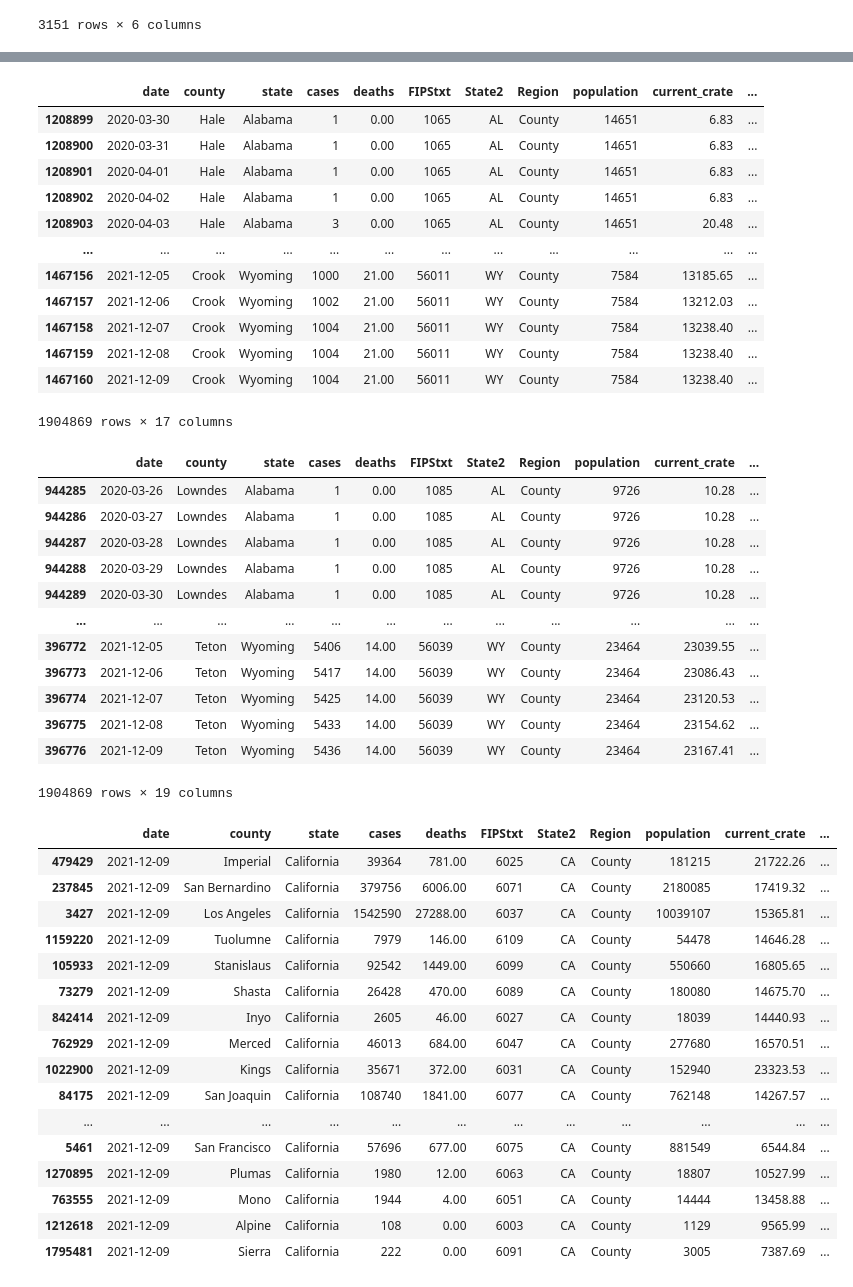
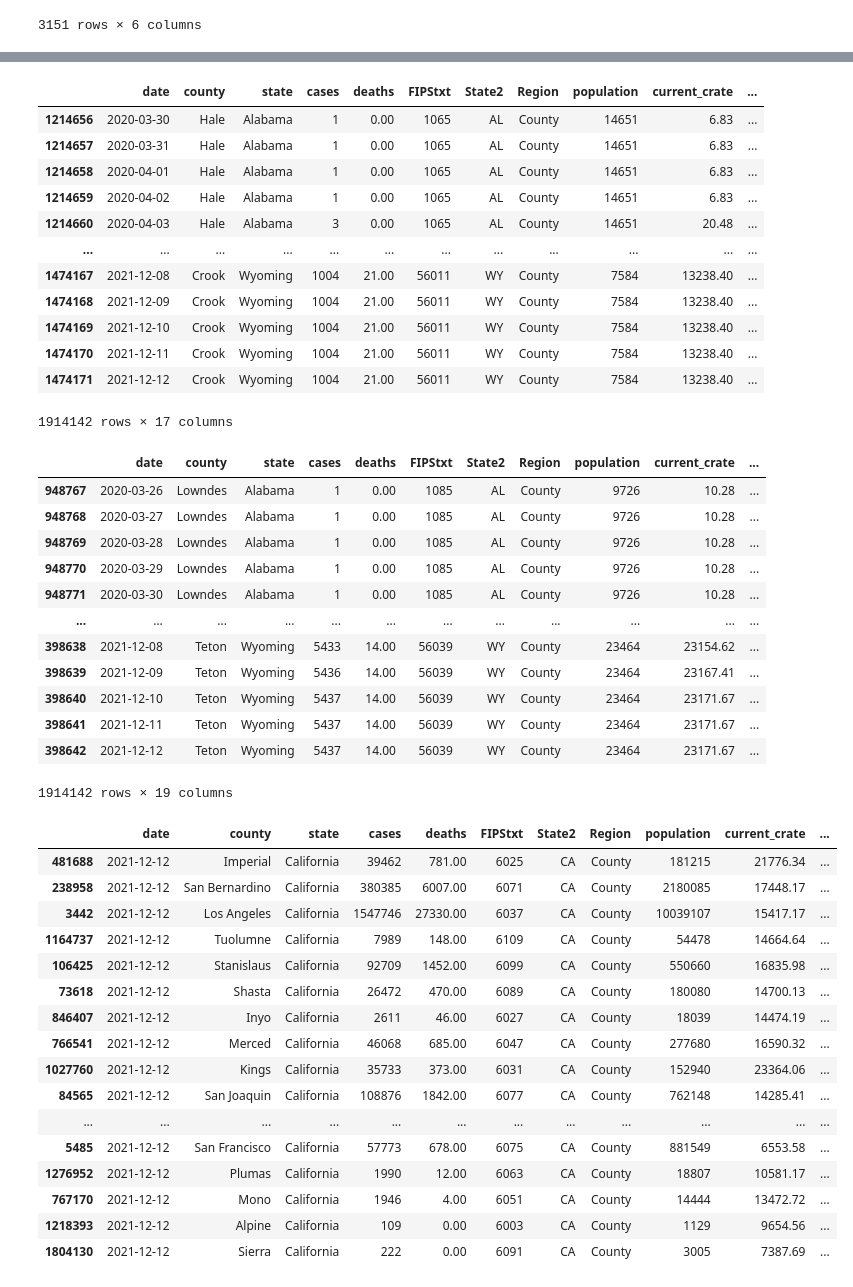
Before and after one commit to menlodoug/covid_crunching, a Jupyter notebook: pandas/COVID_USA.ipynb, the cells around one changed output, grey strips where cells are left out. Cells and saved outputs as stored; diff of their text form; code cells hidden in the pictures.

```diff
--- a/pandas/COVID_USA.ipynb
+++ b/pandas/COVID_USA.ipynb
@@ -94,7 +94,7 @@ counties
 # %%
 # Isolate data from most current day.
 
-counties_us = counties[(counties['date'] == '2021-12-09') & (counties['Region'] == 'County')]
+counties_us = counties[(counties['date'] == '2021-12-12') & (counties['Region'] == 'County')]
 counties_us
 # %% [output]
 |  | date | county | state | cases | deaths | FIPStxt | State2 | Region | population | current_crate | ... |
@@ -209,18 +209,18 @@ usa[ '14day_case_avg' ] = usa.case_day.rolling(14).mean()
 usa
 # %% [output]
 |  | date | county | state | cases | deaths | FIPStxt | State2 | Region | population | current_crate | ... |
-| 1208899 | 2020-03-30 | Hale | Alabama | 1 | 0.00 | 1065 | AL | County | 14651 | 6.83 | ... |
-| 1208900 | 2020-03-31 | Hale | Alabama | 1 | 0.00 | 1065 | AL | County | 14651 | 6.83 | ... |
-| 1208901 | 2020-04-01 | Hale | Alabama | 1 | 0.00 | 1065 | AL | County | 14651 | 6.83 | ... |
-| 1208902 | 2020-04-02 | Hale | Alabama | 1 | 0.00 | 1065 | AL | County | 14651 | 6.83 | ... |
-| 1208903 | 2020-04-03 | Hale | Alabama | 3 | 0.00 | 1065 | AL | County | 14651 | 20.48 | ... |
+| 1214656 | 2020-03-30 | Hale | Alabama | 1 | 0.00 | 1065 | AL | County | 14651 | 6.83 | ... |
+| 1214657 | 2020-03-31 | Hale | Alabama | 1 | 0.00 | 1065 | AL | County | 14651 | 6.83 | ... |
+| 1214658 | 2020-04-01 | Hale | Alabama | 1 | 0.00 | 1065 | AL | County | 14651 | 6.83 | ... |
+| 1214659 | 2020-04-02 | Hale | Alabama | 1 | 0.00 | 1065 | AL | County | 14651 | 6.83 | ... |
+| 1214660 | 2020-04-03 | Hale | Alabama | 3 | 0.00 | 1065 | AL | County | 14651 | 20.48 | ... |
 | ... | ... | ... | ... | ... | ... | ... | ... | ... | ... | ... | ... |
-| 1467156 | 2021-12-05 | Crook | Wyoming | 1000 | 21.00 | 56011 | WY | County | 7584 | 13185.65 | ... |
-| 1467157 | 2021-12-06 | Crook | Wyoming | 1002 | 21.00 | 56011 | WY | County | 7584 | 13212.03 | ... |
-| 1467158 | 2021-12-07 | Crook | Wyoming | 1004 | 21.00 | 56011 | WY | County | 7584 | 13238.40 | ... |
-| 1467159 | 2021-12-08 | Crook | Wyoming | 1004 | 21.00 | 56011 | WY | County | 7584 | 13238.40 | ... |
-| 1467160 | 2021-12-09 | Crook | Wyoming | 1004 | 21.00 | 56011 | WY | County | 7584 | 13238.40 | ... |
+| 1474167 | 2021-12-08 | Crook | Wyoming | 1004 | 21.00 | 56011 | WY | County | 7584 | 13238.40 | ... |
+| 1474168 | 2021-12-09 | Crook | Wyoming | 1004 | 21.00 | 56011 | WY | County | 7584 | 13238.40 | ... |
+| 1474169 | 2021-12-10 | Crook | Wyoming | 1004 | 21.00 | 56011 | WY | County | 7584 | 13238.40 | ... |
+| 1474170 | 2021-12-11 | Crook | Wyoming | 1004 | 21.00 | 56011 | WY | County | 7584 | 13238.40 | ... |
+| 1474171 | 2021-12-12 | Crook | Wyoming | 1004 | 21.00 | 56011 | WY | County | 7584 | 13238.40 | ... |
-1904869 rows × 17 columns
+1914142 rows × 17 columns
 # %%
 # Break out daily death data from the New York Times csv that is cumulative in nature
 
@@ -230,18 +230,18 @@ usa[ '14day_death_avg' ] = usa.death_day.rolling(14).mean()
 usa
 # %% [output]
 |  | date | county | state | cases | deaths | FIPStxt | State2 | Region | population | current_crate | ... |
-| 944285 | 2020-03-26 | Lowndes | Alabama | 1 | 0.00 | 1085 | AL | County | 9726 | 10.28 | ... |
-| 944286 | 2020-03-27 | Lowndes | Alabama | 1 | 0.00 | 1085 | AL | County | 9726 | 10.28 | ... |
-| 944287 | 2020-03-28 | Lowndes | Alabama | 1 | 0.00 | 1085 | AL | County | 9726 | 10.28 | ... |
-| 944288 | 2020-03-29 | Lowndes | Alabama | 1 | 0.00 | 1085 | AL | County | 9726 | 10.28 | ... |
-| 944289 | 2020-03-30 | Lowndes | Alabama | 1 | 0.00 | 1085 | AL | County | 9726 | 10.28 | ... |
+| 948767 | 2020-03-26 | Lowndes | Alabama | 1 | 0.00 | 1085 | AL | County | 9726 | 10.28 | ... |
+| 948768 | 2020-03-27 | Lowndes | Alabama | 1 | 0.00 | 1085 | AL | County | 9726 | 10.28 | ... |
+| 948769 | 2020-03-28 | Lowndes | Alabama | 1 | 0.00 | 1085 | AL | County | 9726 | 10.28 | ... |
+| 948770 | 2020-03-29 | Lowndes | Alabama | 1 | 0.00 | 1085 | AL | County | 9726 | 10.28 | ... |
+| 948771 | 2020-03-30 | Lowndes | Alabama | 1 | 0.00 | 1085 | AL | County | 9726 | 10.28 | ... |
 | ... | ... | ... | ... | ... | ... | ... | ... | ... | ... | ... | ... |
-| 396772 | 2021-12-05 | Teton | Wyoming | 5406 | 14.00 | 56039 | WY | County | 23464 | 23039.55 | ... |
-| 396773 | 2021-12-06 | Teton | Wyoming | 5417 | 14.00 | 56039 | WY | County | 23464 | 23086.43 | ... |
-| 396774 | 2021-12-07 | Teton | Wyoming | 5425 | 14.00 | 56039 | WY | County | 23464 | 23120.53 | ... |
-| 396775 | 2021-12-08 | Teton | Wyoming | 5433 | 14.00 | 56039 | WY | County | 23464 | 23154.62 | ... |
-| 396776 | 2021-12-09 | Teton | Wyoming | 5436 | 14.00 | 56039 | WY | County | 23464 | 23167.41 | ... |
+| 398638 | 2021-12-08 | Teton | Wyoming | 5433 | 14.00 | 56039 | WY | County | 23464 | 23154.62 | ... |
+| 398639 | 2021-12-09 | Teton | Wyoming | 5436 | 14.00 | 56039 | WY | County | 23464 | 23167.41 | ... |
+| 398640 | 2021-12-10 | Teton | Wyoming | 5437 | 14.00 | 56039 | WY | County | 23464 | 23171.67 | ... |
+| 398641 | 2021-12-11 | Teton | Wyoming | 5437 | 14.00 | 56039 | WY | County | 23464 | 23171.67 | ... |
+| 398642 | 2021-12-12 | Teton | Wyoming | 5437 | 14.00 | 56039 | WY | County | 23464 | 23171.67 | ... |
-1904869 rows × 19 columns
+1914142 rows × 19 columns
 # %%
 # Export updated national data to csv for use in Tableau
 
@@ -249,26 +249,26 @@ usa.to_csv('daily_covid_us.csv', index=False)
 # %%
 # Filter California data to show only numbers for today
 
-counties_cal = usa[(usa['date'] == '2021-12-09') & (usa['state'] == 'California')]
+counties_cal = usa[(usa['date'] == '2021-12-12') & (usa['state'] == 'California')]
 counties_cal
 # %% [output]
 |  | date | county | state | cases | deaths | FIPStxt | State2 | Region | population | current_crate | ... |
-| 479429 | 2021-12-09 | Imperial | California | 39364 | 781.00 | 6025 | CA | County | 181215 | 21722.26 | ... |
-| 237845 | 2021-12-09 | San Bernardino | California | 379756 | 6006.00 | 6071 | CA | County | 2180085 | 17419.32 | ... |
-| 3427 | 2021-12-09 | Los Angeles | California | 1542590 | 27288.00 | 6037 | CA | County | 10039107 | 15365.81 | ... |
-| 1159220 | 2021-12-09 | Tuolumne | California | 7979 | 146.00 | 6109 | CA | County | 54478 | 14646.28 | ... |
-| 105933 | 2021-12-09 | Stanislaus | California | 92542 | 1449.00 | 6099 | CA | County | 550660 | 16805.65 | ... |
-| 73279 | 2021-12-09 | Shasta | California | 26428 | 470.00 | 6089 | CA | County | 180080 | 14675.70 | ... |
-| 842414 | 2021-12-09 | Inyo | California | 2605 | 46.00 | 6027 | CA | County | 18039 | 14440.93 | ... |
-| 762929 | 2021-12-09 | Merced | California | 46013 | 684.00 | 6047 | CA | County | 277680 | 16570.51 | ... |
-| 1022900 | 2021-12-09 | Kings | California | 35671 | 372.00 | 6031 | CA | County | 152940 | 23323.53 | ... |
-| 84175 | 2021-12-09 | San Joaquin | California | 108740 | 1841.00 | 6077 | CA | County | 762148 | 14267.57 | ... |
+| 481688 | 2021-12-12 | Imperial | California | 39462 | 781.00 | 6025 | CA | County | 181215 | 21776.34 | ... |
+| 238958 | 2021-12-12 | San Bernardino | California | 380385 | 6007.00 | 6071 | CA | County | 2180085 | 17448.17 | ... |
+| 3442 | 2021-12-12 | Los Angeles | California | 1547746 | 27330.00 | 6037 | CA | County | 10039107 | 15417.17 | ... |
+| 1164737 | 2021-12-12 | Tuolumne | California | 7989 | 148.00 | 6109 | CA | County | 54478 | 14664.64 | ... |
+| 106425 | 2021-12-12 | Stanislaus | California | 92709 | 1452.00 | 6099 | CA | County | 550660 | 16835.98 | ... |
+| 73618 | 2021-12-12 | Shasta | California | 26472 | 470.00 | 6089 | CA | County | 180080 | 14700.13 | ... |
+| 846407 | 2021-12-12 | Inyo | California | 2611 | 46.00 | 6027 | CA | County | 18039 | 14474.19 | ... |
+| 766541 | 2021-12-12 | Merced | California | 46068 | 685.00 | 6047 | CA | County | 277680 | 16590.32 | ... |
+| 1027760 | 2021-12-12 | Kings | California | 35733 | 373.00 | 6031 | CA | County | 152940 | 23364.06 | ... |
+| 84565 | 2021-12-12 | San Joaquin | California | 108876 | 1842.00 | 6077 | CA | County | 762148 | 14285.41 | ... |
 | ... | ... | ... | ... | ... | ... | ... | ... | ... | ... | ... | ... |
-| 5461 | 2021-12-09 | San Francisco | California | 57696 | 677.00 | 6075 | CA | County | 881549 | 6544.84 | ... |
-| 1270895 | 2021-12-09 | Plumas | California | 1980 | 12.00 | 6063 | CA | County | 18807 | 10527.99 | ... |
-| 763555 | 2021-12-09 | Mono | California | 1944 | 4.00 | 6051 | CA | County | 14444 | 13458.88 | ... |
-| 1212618 | 2021-12-09 | Alpine | California | 108 | 0.00 | 6003 | CA | County | 1129 | 9565.99 | ... |
-| 1795481 | 2021-12-09 | Sierra | California | 222 | 0.00 | 6091 | CA | County | 3005 | 7387.69 | ... |
+| 5485 | 2021-12-12 | San Francisco | California | 57773 | 678.00 | 6075 | CA | County | 881549 | 6553.58 | ... |
+| 1276952 | 2021-12-12 | Plumas | California | 1990 | 12.00 | 6063 | CA | County | 18807 | 10581.17 | ... |
+| 767170 | 2021-12-12 | Mono | California | 1946 | 4.00 | 6051 | CA | County | 14444 | 13472.72 | ... |
+| 1218393 | 2021-12-12 | Alpine | California | 109 | 0.00 | 6003 | CA | County | 1129 | 9654.56 | ... |
+| 1804130 | 2021-12-12 | Sierra | California | 222 | 0.00 | 6091 | CA | County | 3005 | 7387.69 | ... |
 # %%
 # Show top 10 California counties based on largest current infection rate
 
```
Also changed, not shown: parts of 12 cells of this notebook, 43 other files.
